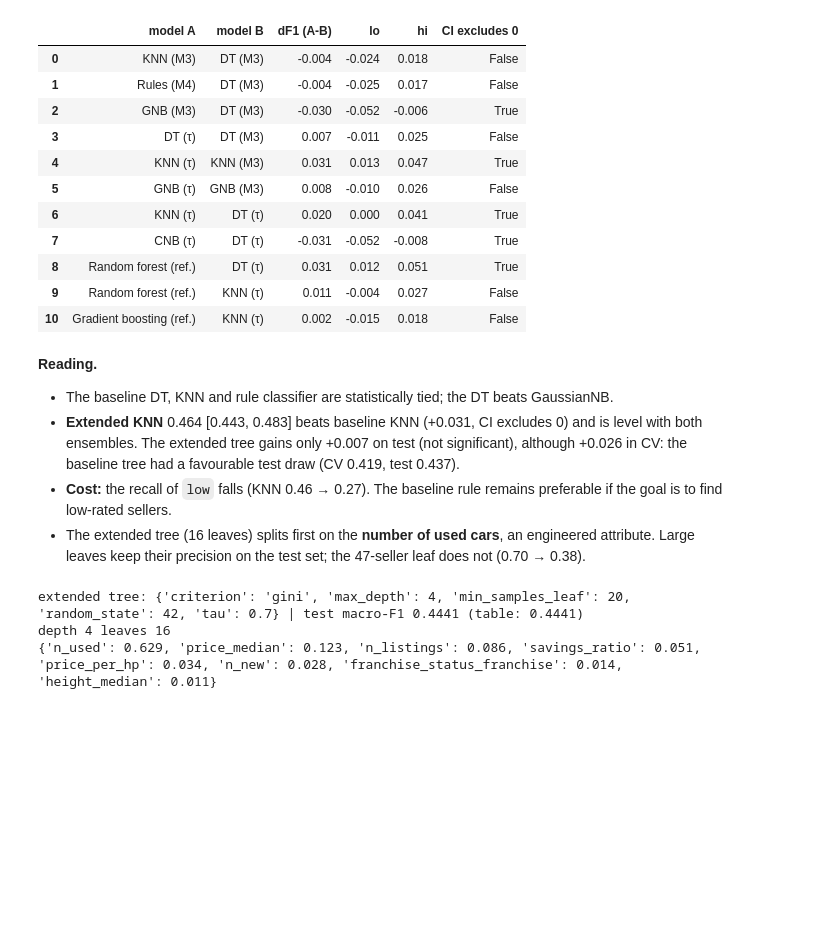
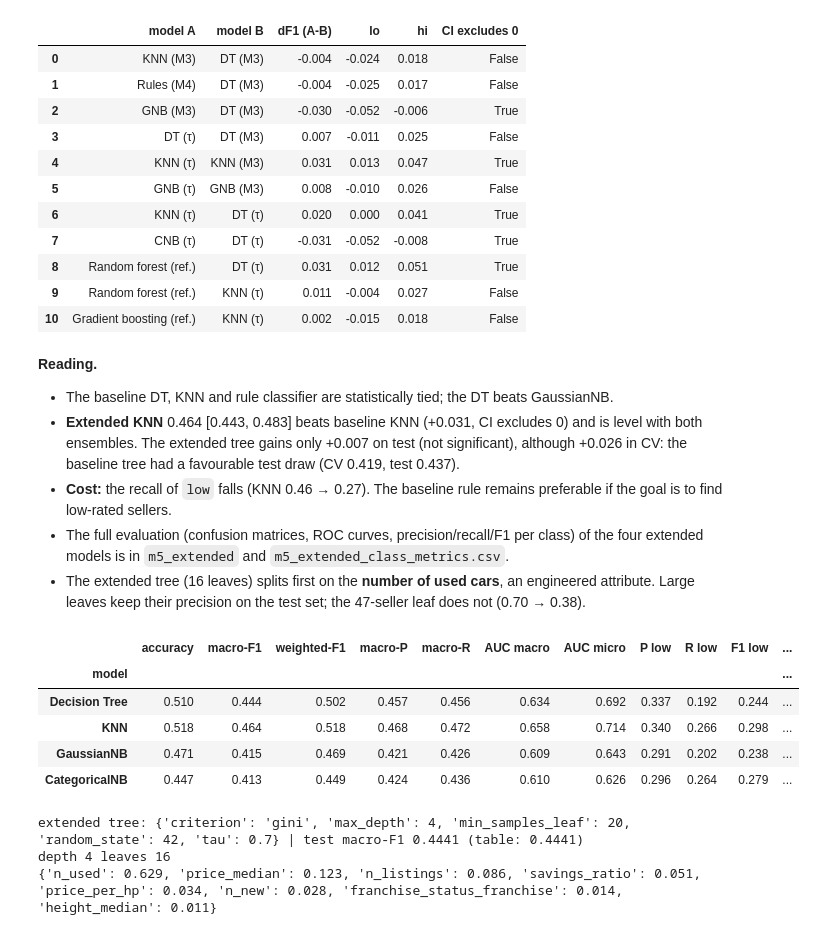
Before and after one commit to SchumiDevils/Data_Mining_Vehicle, a Jupyter notebook: notebooks/05_quality_extensions.ipynb, the cells around one changed output. Cells and saved outputs as stored; diff of their text form; code cells hidden in the pictures; blank space fills up the shorter version.

```diff
--- a/notebooks/05_quality_extensions.ipynb
+++ b/notebooks/05_quality_extensions.ipynb
@@ -561,7 +561,82 @@ pb.round(3)
 - The baseline DT, KNN and rule classifier are statistically tied; the DT beats GaussianNB.
 - **Extended KNN** 0.464 [0.443, 0.483] beats baseline KNN (+0.031, CI excludes 0) and is level with both ensembles. The extended tree gains only +0.007 on test (not significant), although +0.026 in CV: the baseline tree had a favourable test draw (CV 0.419, test 0.437).
 - **Cost:** the recall of `low` falls (KNN 0.46 → 0.27). The baseline rule remains preferable if the goal is to find low-rated sellers.
+- The full evaluation (confusion matrices, ROC curves, precision/recall/F1 per class) of the four extended models is in `m5_extended` and `m5_extended_class_metrics.csv`.
 - The extended tree (16 leaves) splits first on the **number of used cars**, an engineered attribute. Large leaves keep their precision on the test set; the 47-seller leaf does not (0.70 → 0.38).
+# %%
+# Full evaluation of the extended models (configurations read from the CV grid; four single fits, light):
+# precision/recall/F1 per class, confusion matrices and one-vs-rest ROC curves on the test set
+from sklearn.metrics import precision_recall_fscore_support, roc_curve, auc
+from matplotlib.colors import LinearSegmentedColormap
+g_ = saved("m5_classifier_grid")
+def best_row(m):
+    return g_[g_.model == m].sort_values("mean_test_score").iloc[-1]
+
+def extended(m):
+    b = best_row(m)
+    e, tau = bool(b.param_prep__engineered), float(b.param_clf__tau)
+    if m == "DT":
+        return Pipeline([("prep", prep(engineered=e)), ("clf", TauTree(max_depth=int(b.param_clf__max_depth), min_samples_leaf=int(b.param_clf__min_samples_leaf), tau=tau))])
+    if m == "KNN":
+        return Pipeline([("prep", prep(log=True, scaler="standard", engineered=e)), ("clf", PriorPower(KNeighborsClassifier(int(b.param_clf__base__n_neighbors), p=1, weights="distance", algorithm="brute"), tau))])
+    if m == "GNB":
+        return Pipeline([("prep", prep(log=True, scaler="standard", drop=tuple(CAT), engineered=e)), ("clf", PriorPower(GaussianNB(var_smoothing=float(b.param_clf__base__var_smoothing)), tau))])
+    return Pipeline([("prep", prep(engineered=e)), ("clf", BinnedNB(n_num=int(b.param_clf__n_num), n_bins=int(b.param_clf__n_bins), tau=tau))])
+
+EXT = {"DT": "Decision Tree", "KNN": "KNN", "GNB": "GaussianNB", "CNB": "CategoricalNB"}
+rows, EP, EPR = [], {}, {}
+for m, name in EXT.items():
+    est_ = extended(m).fit(dtr, ytr)
+    EP[m] = est_.predict(dte)
+    EPR[m] = est_.predict_proba(dte)[:, [list(est_.classes_).index(c) for c in CLASSES]]
+    pr_, rc_, f_, _ = precision_recall_fscore_support(yte, EP[m], labels=CLASSES)
+    Yb = label_binarize(yte, classes=CLASSES)
+    rows.append({"model": name, "accuracy": accuracy_score(yte, EP[m]), "macro-F1": f_.mean(), "weighted-F1": f1_score(yte, EP[m], average="weighted"),
+                 "macro-P": pr_.mean(), "macro-R": rc_.mean(), "AUC macro": roc_auc_score(Yb, EPR[m], average="macro"), "AUC micro": roc_auc_score(Yb, EPR[m], average="micro"),
+                 **{f"{k} {c}": v[i] for i, c in enumerate(CLASSES) for k, v in (("P", pr_), ("R", rc_), ("F1", f_))}})
+    assert abs(f_.mean() - test.loc[f"{m} (τ)", "macro-F1"]) < 1e-4, m      # must equal the table of the full run
+ext_tab = pd.DataFrame(rows).set_index("model")
+ext_tab.to_csv(ps.TAB_DIR / "m5_extended_class_metrics.csv")
+
+seq = LinearSegmentedColormap.from_list("seq_blue", ["#ffffff", "#cde2fb", "#6da7ec", "#2a78d6", "#104281"])
+fig, axes = plt.subplots(2, 4, figsize=(ps.FULL_W, 3.9), gridspec_kw={"height_ratios": [1, 1.08]})
+for j, (m, name) in enumerate(EXT.items()):
+    ax = axes[0, j]
+    cm = confusion_matrix(yte, EP[m], labels=CLASSES)
+    cn = cm / cm.sum(1, keepdims=True)
+    ax.imshow(cn, cmap=seq, vmin=0, vmax=1, aspect="auto")
+    for r_ in range(3):
+        for c_ in range(3):
+            ax.text(c_, r_, f"{cm[r_, c_]}\n{cn[r_, c_]:.0%}", ha="center", va="center", fontsize=7, color="white" if cn[r_, c_] > 0.45 else ps.INK)
+    ax.set_xticks(range(3)); ax.set_xticklabels(CLASSES); ax.set_yticks(range(3)); ax.set_yticklabels(CLASSES if j == 0 else [])
+    ax.set_title(name); ax.set_xlabel("predicted"); ax.grid(False)
+    for s_ in ax.spines.values():
+        s_.set_visible(False)
+    ax = axes[1, j]
+    Yb = label_binarize(yte, classes=CLASSES)
+    fp, tp = [], []
+    for i, c in enumerate(CLASSES):
+        a_, b_, _ = roc_curve(Yb[:, i], EPR[m][:, i])
+        fp.append(a_); tp.append(b_)
+        ax.plot(a_, b_, color=ps.CLASS_COLORS[c], linewidth=1.5, label=f"{c} ({auc(a_, b_):.2f})")
+    a_, b_, _ = roc_curve(Yb.ravel(), EPR[m].ravel())
+    ax.plot(a_, b_, color=ps.CATEGORICAL[1], linewidth=1.2, linestyle="--", label=f"micro ({auc(a_, b_):.2f})")
+    gx = np.linspace(0, 1, 201)
+    gm = np.mean([np.interp(gx, u, v) for u, v in zip(fp, tp)], axis=0)
+    ax.plot(gx, gm, color=ps.INK, linewidth=1.2, linestyle=":", label=f"macro ({auc(gx, gm):.2f})")
+    ax.plot([0, 1], [0, 1], color=ps.GRID, linewidth=1)
+    ax.set_xlabel("FPR"); ax.legend(frameon=False, fontsize=6.3, loc="lower right", handlelength=1.2, borderaxespad=0.1, labelspacing=0.25)
+axes[0, 0].set_ylabel("true"); axes[1, 0].set_ylabel("TPR")
+fig.tight_layout()
+ps.save(fig, "m5_extended")
+ext_tab.round(3)
+# %% [output]
+|  | accuracy | macro-F1 | weighted-F1 | macro-P | macro-R | AUC macro | AUC micro | P low | R low | F1 low | ... |
+| model |  |  |  |  |  |  |  |  |  |  | ... |
+| Decision Tree | 0.510 | 0.444 | 0.502 | 0.457 | 0.456 | 0.634 | 0.692 | 0.337 | 0.192 | 0.244 | ... |
+| KNN | 0.518 | 0.464 | 0.518 | 0.468 | 0.472 | 0.658 | 0.714 | 0.340 | 0.266 | 0.298 | ... |
+| GaussianNB | 0.471 | 0.415 | 0.469 | 0.421 | 0.426 | 0.609 | 0.643 | 0.291 | 0.202 | 0.238 | ... |
+| CategoricalNB | 0.447 | 0.413 | 0.449 | 0.424 | 0.436 | 0.610 | 0.626 | 0.296 | 0.264 | 0.279 | ... |
 # %%
 # Figure: the extended tree (top 3 levels) with the *unweighted* class mix of the training sellers in each node
 # (the configuration is read from the CV grid and the single tree is fitted on the training split: a one-second step)
```
Also changed, not shown: 31 other files.
